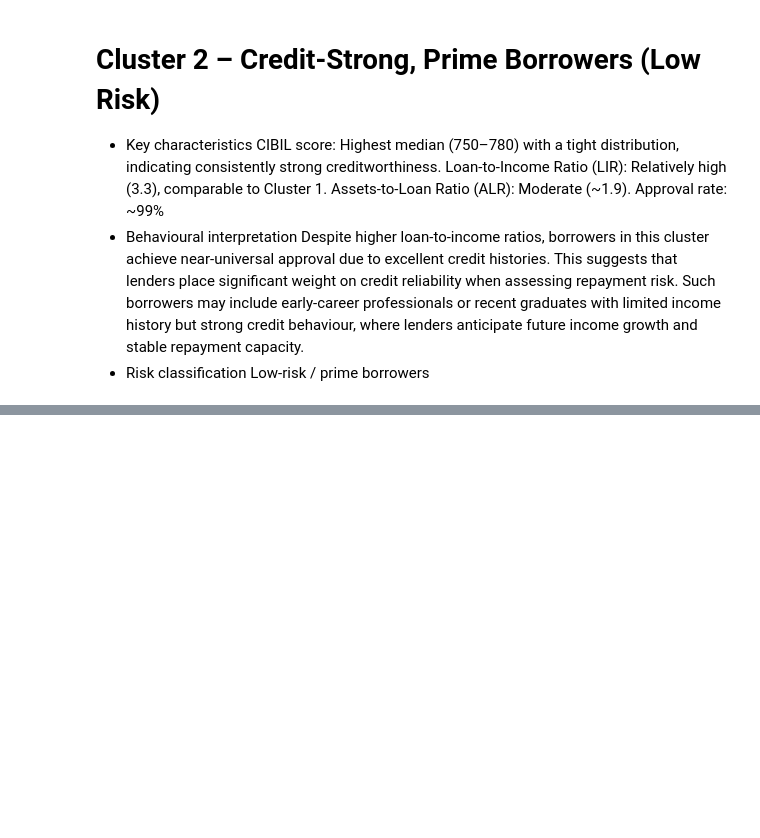
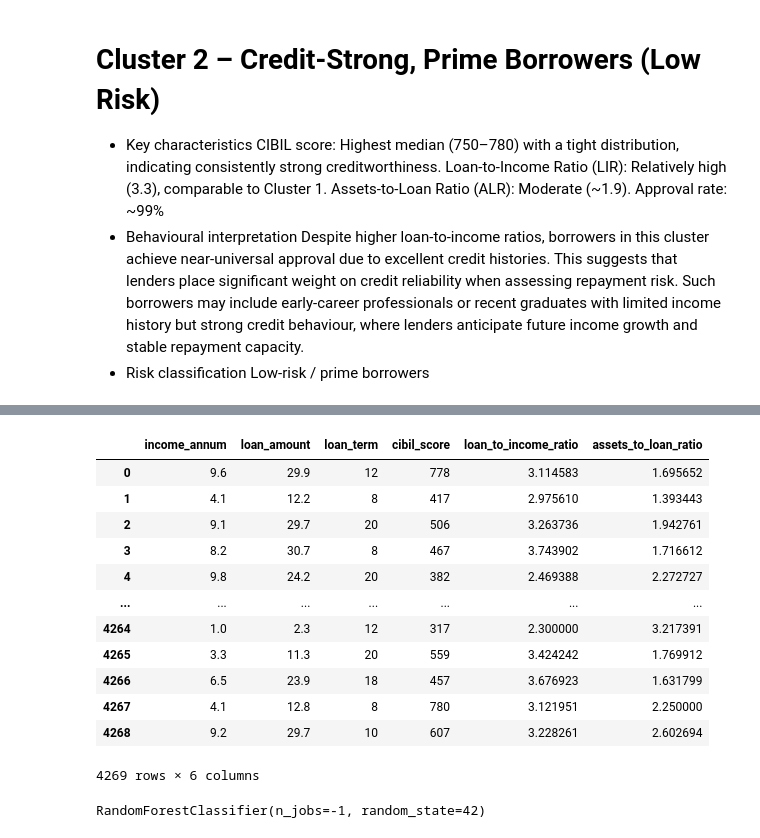
Before and after one commit to sumitra0420/borrower-risk-hybrid-ml, a Jupyter notebook: loan_approval.ipynb, the cells around one changed output, grey strips where cells are left out. Saved outputs shown, nothing was run; the diff lists cells and outputs as text; code cells hidden in the pictures; blank space fills up the shorter version.

Commit message:
Random forest model training

```diff
--- a/loan_approval.ipynb
+++ b/loan_approval.ipynb
@@ -511,0 +513,38 @@ Low-risk / prime borrowers
+# %%
+#the dataset selecting based on heatmap correlations
+baseline_features = [
+    "income_annum",
+    "loan_amount",
+    "loan_term",
+    "cibil_score",
+    "loan_to_income_ratio",
+    "assets_to_loan_ratio",
+]
+baseline_df = df[baseline_features]
+baseline_df
+# %% [output]
+|  | income_annum | loan_amount | loan_term | cibil_score | loan_to_income_ratio | assets_to_loan_ratio |
+| 0 | 9.6 | 29.9 | 12 | 778 | 3.114583 | 1.695652 |
+| 1 | 4.1 | 12.2 | 8 | 417 | 2.975610 | 1.393443 |
+| 2 | 9.1 | 29.7 | 20 | 506 | 3.263736 | 1.942761 |
+| 3 | 8.2 | 30.7 | 8 | 467 | 3.743902 | 1.716612 |
+| 4 | 9.8 | 24.2 | 20 | 382 | 2.469388 | 2.272727 |
+| ... | ... | ... | ... | ... | ... | ... |
+| 4264 | 1.0 | 2.3 | 12 | 317 | 2.300000 | 3.217391 |
+| 4265 | 3.3 | 11.3 | 20 | 559 | 3.424242 | 1.769912 |
+| 4266 | 6.5 | 23.9 | 18 | 457 | 3.676923 | 1.631799 |
+| 4267 | 4.1 | 12.8 | 8 | 780 | 3.121951 | 2.250000 |
+| 4268 | 9.2 | 29.7 | 10 | 607 | 3.228261 | 2.602694 |
+4269 rows × 6 columns
+# %%
+# Baseline model exclude cluster group from Kmean
+X = baseline_df
+y = df['loan_status_encoder']
+
+# Split the data into training and test sets
+X_train, X_test, y_train, y_test = train_test_split(X, y, test_size=0.2, random_state=42, stratify=y)
+
+rf = RandomForestClassifier(random_state=42, n_jobs=-1)
+rf.fit(X_train, y_train)
+# %% [output]
+RandomForestClassifier(n_jobs=-1, random_state=42)
```
Also changed, not shown: parts of 9 cells of this notebook.
